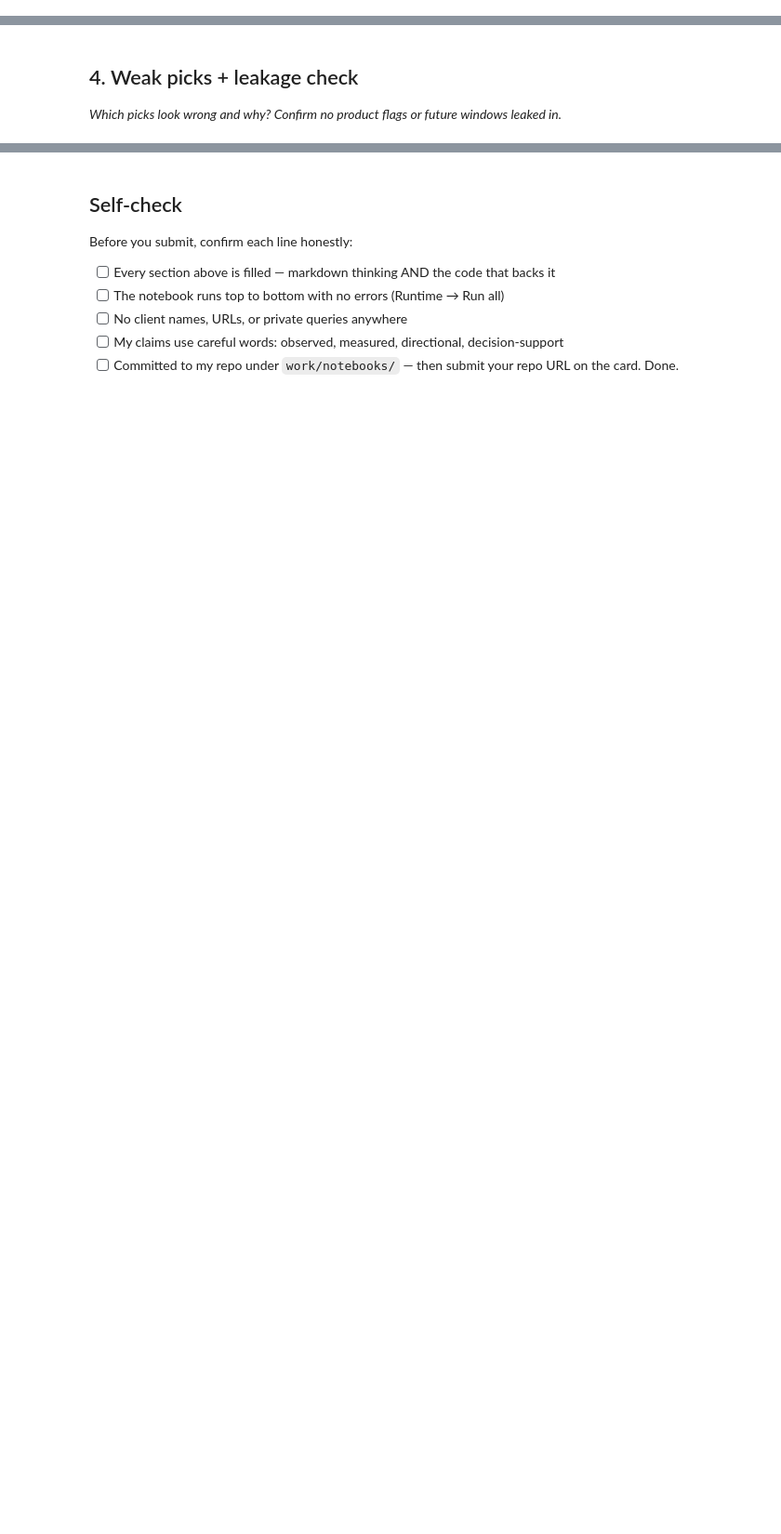
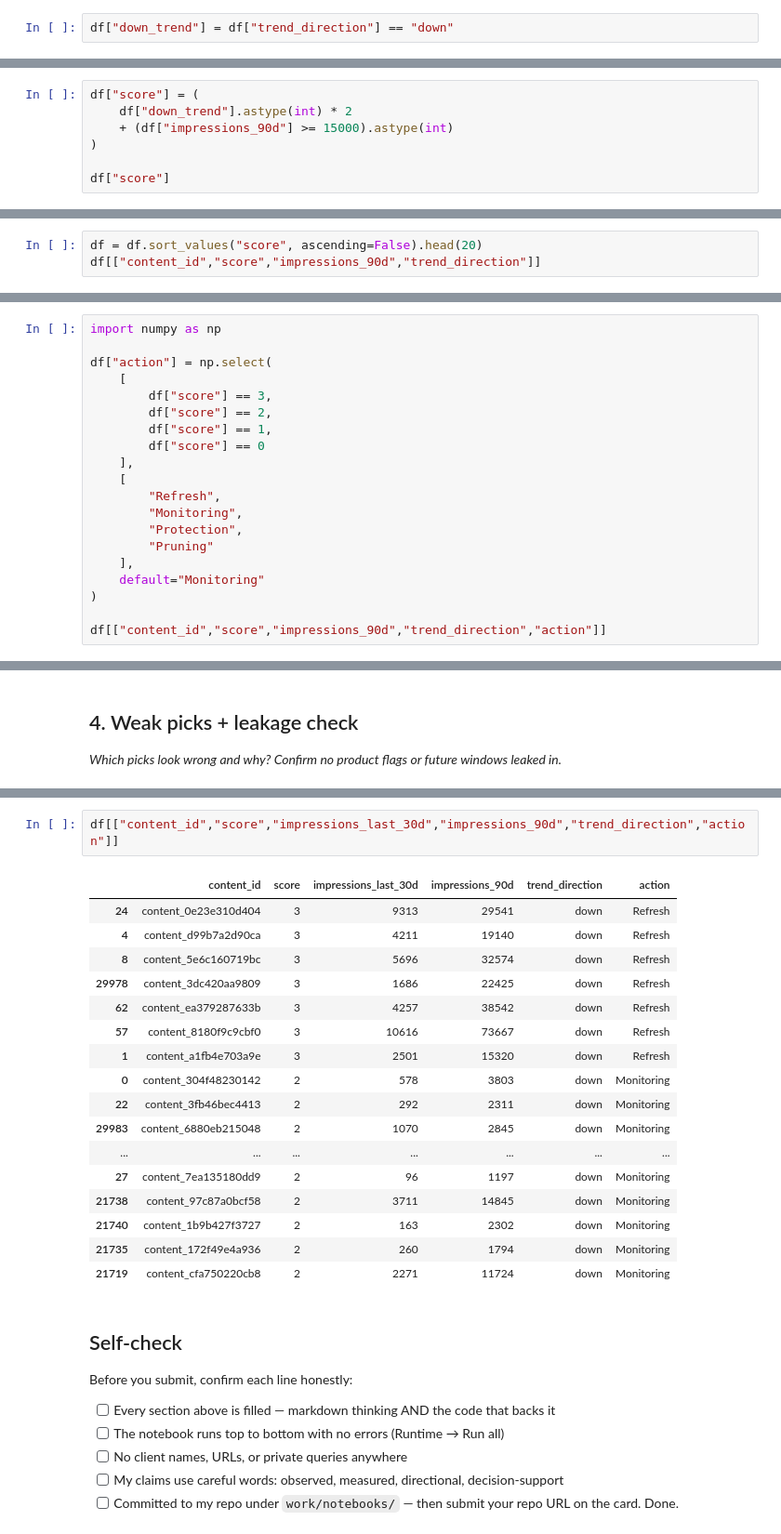
Before and after one commit to wilsonmarundaa-netizen/updated-flyRank-intern, a Jupyter notebook: work/notebooks/w04_baseline_score.ipynb, the cells around one changed output, grey strips where cells are left out. Shown at 93% size. Drawn from its saved outputs; the diff is of its cells as text; blank space fills up the shorter version.

```diff
--- a/work/notebooks/w04_baseline_score.ipynb
+++ b/work/notebooks/w04_baseline_score.ipynb
@@ -22,0 +54,2 @@ This skeleton is yours to fill. Work the sections **in order** — each one has
+# %%
+df["down_trend"] = df["trend_direction"] == "down"
@@ -22,0 +60,7 @@ This skeleton is yours to fill. Work the sections **in order** — each one has
+# %%
+df["score"] = (
+    df["down_trend"].astype(int) * 2
+    + (df["impressions_90d"] >= 15000).astype(int)
+)
+
+df["score"]
@@ -22,0 +86,3 @@ This skeleton is yours to fill. Work the sections **in order** — each one has
+# %%
+df = df.sort_values("score", ascending=False).head(20)
+df[["content_id","score","impressions_90d","trend_direction"]]
@@ -29,0 +113,20 @@ This skeleton is yours to fill. Work the sections **in order** — each one has
+# %%
+import numpy as np
+
+df["action"] = np.select(
+    [
+        df["score"] == 3,
+        df["score"] == 2,
+        df["score"] == 1,
+        df["score"] == 0
+    ],
+    [
+        "Refresh",
+        "Monitoring",
+        "Protection",
+        "Pruning"
+    ],
+    default="Monitoring"
+)
+
+df[["content_id","score","impressions_90d","trend_direction","action"]]
@@ -37,3 +155,23 @@ This skeleton is yours to fill. Work the sections **in order** — each one has
+# %%
+df[["content_id","score","impressions_last_30d","impressions_90d","trend_direction","action"]]
+# %% [output]
+|  | content_id | score | impressions_last_30d | impressions_90d | trend_direction | action |
+| 24 | content_0e23e310d404 | 3 | 9313 | 29541 | down | Refresh |
+| 4 | content_d99b7a2d90ca | 3 | 4211 | 19140 | down | Refresh |
+| 8 | content_5e6c160719bc | 3 | 5696 | 32574 | down | Refresh |
+| 29978 | content_3dc420aa9809 | 3 | 1686 | 22425 | down | Refresh |
+| 62 | content_ea379287633b | 3 | 4257 | 38542 | down | Refresh |
+| 57 | content_8180f9c9cbf0 | 3 | 10616 | 73667 | down | Refresh |
+| 1 | content_a1fb4e703a9e | 3 | 2501 | 15320 | down | Refresh |
+| 0 | content_304f48230142 | 2 | 578 | 3803 | down | Monitoring |
+| 22 | content_3fb46bec4413 | 2 | 292 | 2311 | down | Monitoring |
+| 29983 | content_6880eb215048 | 2 | 1070 | 2845 | down | Monitoring |
+| ... | ... | ... | ... | ... | ... | ... |
+| 27 | content_7ea135180dd9 | 2 | 96 | 1197 | down | Monitoring |
+| 21738 | content_97c87a0bcf58 | 2 | 3711 | 14845 | down | Monitoring |
+| 21740 | content_1b9b427f3727 | 2 | 163 | 2302 | down | Monitoring |
+| 21735 | content_172f49e4a936 | 2 | 260 | 1794 | down | Monitoring |
+| 21719 | content_cfa750220cb8 | 2 | 2271 | 11724 | down | Monitoring |
 # %% [markdown]
 ## Self-check
 
```
Also changed, not shown: parts of 11 cells of this notebook.
